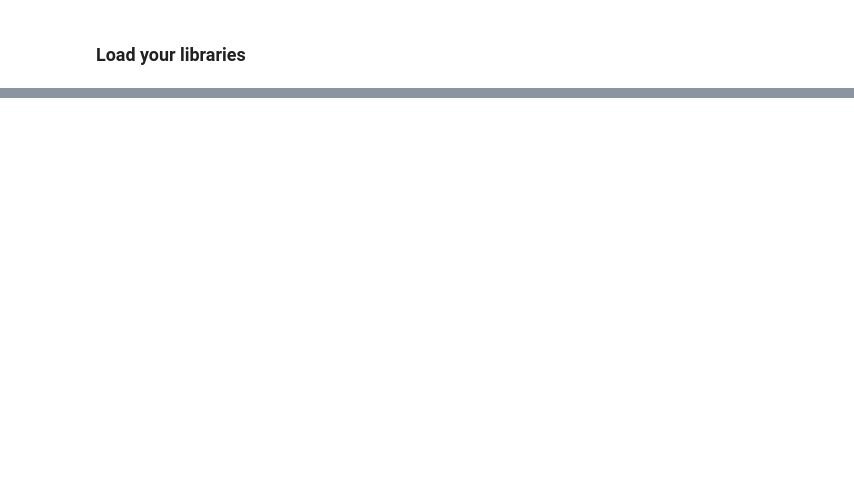
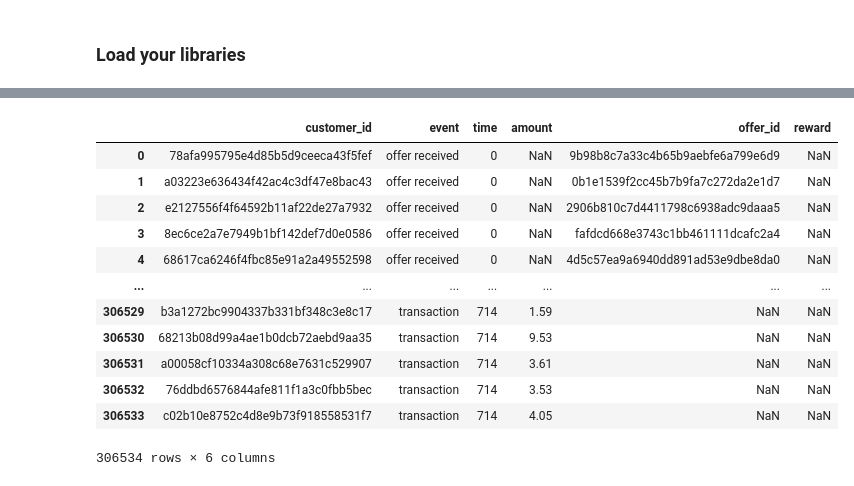
Before and after one commit to kinematician30/CoffeeClubDMS, a Jupyter notebook: coffeeclubDMS.ipynb, the cells around one changed output, grey strips where cells are left out. Drawn from its saved outputs; the diff is of its cells as text; code cells hidden in the pictures; blank space fills up the shorter version.

```diff
--- a/coffeeclubDMS.ipynb
+++ b/coffeeclubDMS.ipynb
@@ -125,0 +143,6 @@ offers_transformed = offers_transformed.drop(columns=['channel'])
+# %%
+# convert the values from a string to dictionary
+events['value'] = events['value'].apply(ast.literal_eval)
+# %%
+values_info = pd.json_normalize(events['value'])
+values_info
@@ -125,0 +163,9 @@ offers_transformed = offers_transformed.drop(columns=['channel'])
+# %%
+# Clean up the value_info
+if 'offer id' in values_info.columns:
+    values_info['offer_id'] = values_info['offer_id'].fillna(values_info['offer id'])
+    values_info = values_info.drop(columns=['offer id'])
+else:
+    print('no such columns')
+
+values_info
@@ -125,0 +186,18 @@ offers_transformed = offers_transformed.drop(columns=['channel'])
+# %%
+events_transformed = events.drop(columns=['value'])
+events_transformed = pd.concat([events_transformed, values_info], axis=1)
+events_transformed
+# %% [output]
+|  | customer_id | event | time | amount | offer_id | reward |
+| 0 | 78afa995795e4d85b5d9ceeca43f5fef | offer received | 0 | NaN | 9b98b8c7a33c4b65b9aebfe6a799e6d9 | NaN |
+| 1 | a03223e636434f42ac4c3df47e8bac43 | offer received | 0 | NaN | 0b1e1539f2cc45b7b9fa7c272da2e1d7 | NaN |
+| 2 | e2127556f4f64592b11af22de27a7932 | offer received | 0 | NaN | 2906b810c7d4411798c6938adc9daaa5 | NaN |
+| 3 | 8ec6ce2a7e7949b1bf142def7d0e0586 | offer received | 0 | NaN | fafdcd668e3743c1bb461111dcafc2a4 | NaN |
+| 4 | 68617ca6246f4fbc85e91a2a49552598 | offer received | 0 | NaN | 4d5c57ea9a6940dd891ad53e9dbe8da0 | NaN |
+| ... | ... | ... | ... | ... | ... | ... |
+| 306529 | b3a1272bc9904337b331bf348c3e8c17 | transaction | 714 | 1.59 | NaN | NaN |
+| 306530 | 68213b08d99a4ae1b0dcb72aebd9aa35 | transaction | 714 | 9.53 | NaN | NaN |
+| 306531 | a00058cf10334a308c68e7631c529907 | transaction | 714 | 3.61 | NaN | NaN |
+| 306532 | 76ddbd6576844afe811f1a3c0fbb5bec | transaction | 714 | 3.53 | NaN | NaN |
+| 306533 | c02b10e8752c4d8e9b73f918558531f7 | transaction | 714 | 4.05 | NaN | NaN |
+306534 rows × 6 columns
```
Also changed, not shown: parts of 32 cells of this notebook.
